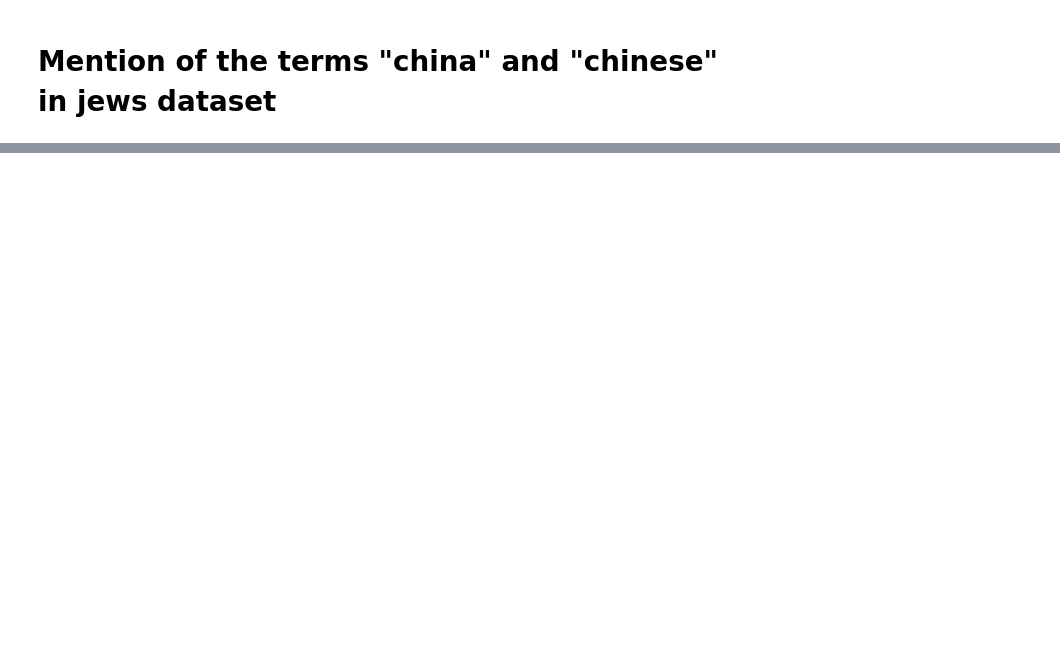
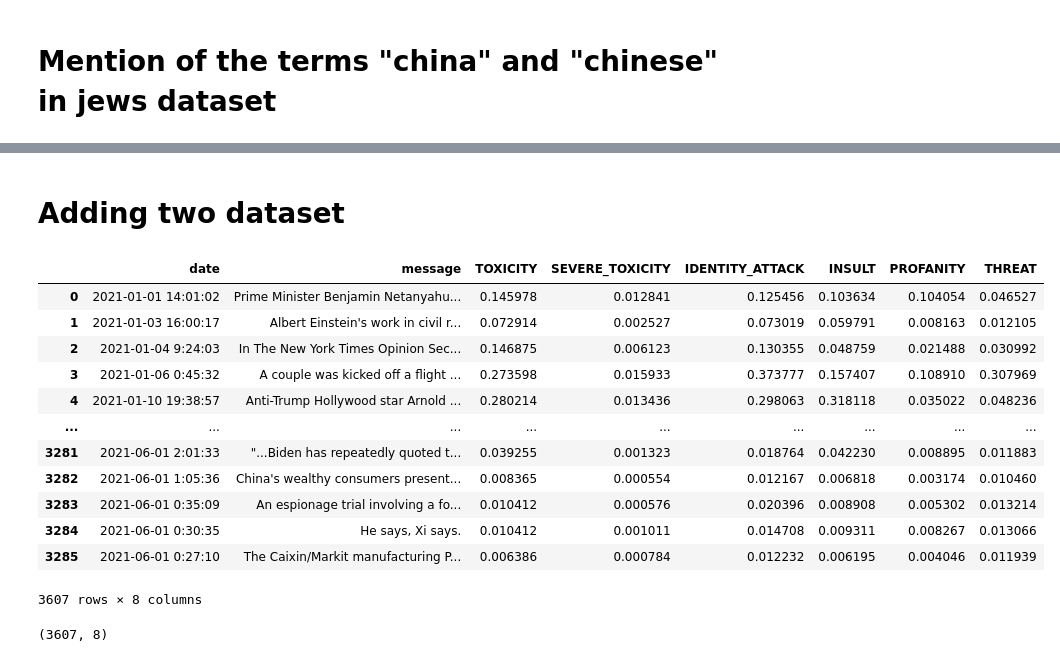
Before and after one commit to tamannanazmin/Xenophobic-Behavior-on-Social-Media, a Jupyter notebook: Code/Sinophobic Behavior Code.ipynb, the cells around one changed output, grey strips where cells are left out. Saved outputs shown, nothing was run; the diff lists cells and outputs as text; code cells hidden in the pictures; blank space fills up the shorter version.

```diff
--- a/Code/Sinophobic Behavior Code.ipynb
+++ b/Code/Sinophobic Behavior Code.ipynb
@@ -930,3 +1007,32 @@ The default learning rate in TSNE will change from 200.0 to 'auto' in 1.2.
+# %% [markdown]
+# Adding two dataset
+# %%
+df2.drop("Unnamed: 0", axis=1, inplace=True)
+df2.drop("cl1", axis=1, inplace=True)
+# %%
+df.drop("cl1", axis=1, inplace=True)
+# %%
+joined_df = df.append(df2)
+# %%
+joined_df
+# %% [output]
+|  | date | message | TOXICITY | SEVERE_TOXICITY | IDENTITY_ATTACK | INSULT | PROFANITY | THREAT |
+| 0 | 2021-01-01 14:01:02 | Prime Minister Benjamin Netanyahu... | 0.145978 | 0.012841 | 0.125456 | 0.103634 | 0.104054 | 0.046527 |
+| 1 | 2021-01-03 16:00:17 | Albert Einstein's work in civil r... | 0.072914 | 0.002527 | 0.073019 | 0.059791 | 0.008163 | 0.012105 |
+| 2 | 2021-01-04 9:24:03 | In The New York Times Opinion Sec... | 0.146875 | 0.006123 | 0.130355 | 0.048759 | 0.021488 | 0.030992 |
+| 3 | 2021-01-06 0:45:32 | A couple was kicked off a flight ... | 0.273598 | 0.015933 | 0.373777 | 0.157407 | 0.108910 | 0.307969 |
+| 4 | 2021-01-10 19:38:57 | Anti-Trump Hollywood star Arnold ... | 0.280214 | 0.013436 | 0.298063 | 0.318118 | 0.035022 | 0.048236 |
+| ... | ... | ... | ... | ... | ... | ... | ... | ... |
+| 3281 | 2021-06-01 2:01:33 | "...Biden has repeatedly quoted t... | 0.039255 | 0.001323 | 0.018764 | 0.042230 | 0.008895 | 0.011883 |
+| 3282 | 2021-06-01 1:05:36 | China's wealthy consumers present... | 0.008365 | 0.000554 | 0.012167 | 0.006818 | 0.003174 | 0.010460 |
+| 3283 | 2021-06-01 0:35:09 | An espionage trial involving a fo... | 0.010412 | 0.000576 | 0.020396 | 0.008908 | 0.005302 | 0.013214 |
+| 3284 | 2021-06-01 0:30:35 | He says, Xi says. | 0.010412 | 0.001011 | 0.014708 | 0.009311 | 0.008267 | 0.013066 |
+| 3285 | 2021-06-01 0:27:10 | The Caixin/Markit manufacturing P... | 0.006386 | 0.000784 | 0.012232 | 0.006195 | 0.004046 | 0.011939 |
+3607 rows × 8 columns
+# %%
+joined_df.shape
+# %% [output]
+(3607, 8)
 # %%
 #counting the number of Jews word
 corpus=[]
```
Also changed, not shown: parts of 19 cells of this notebook.
